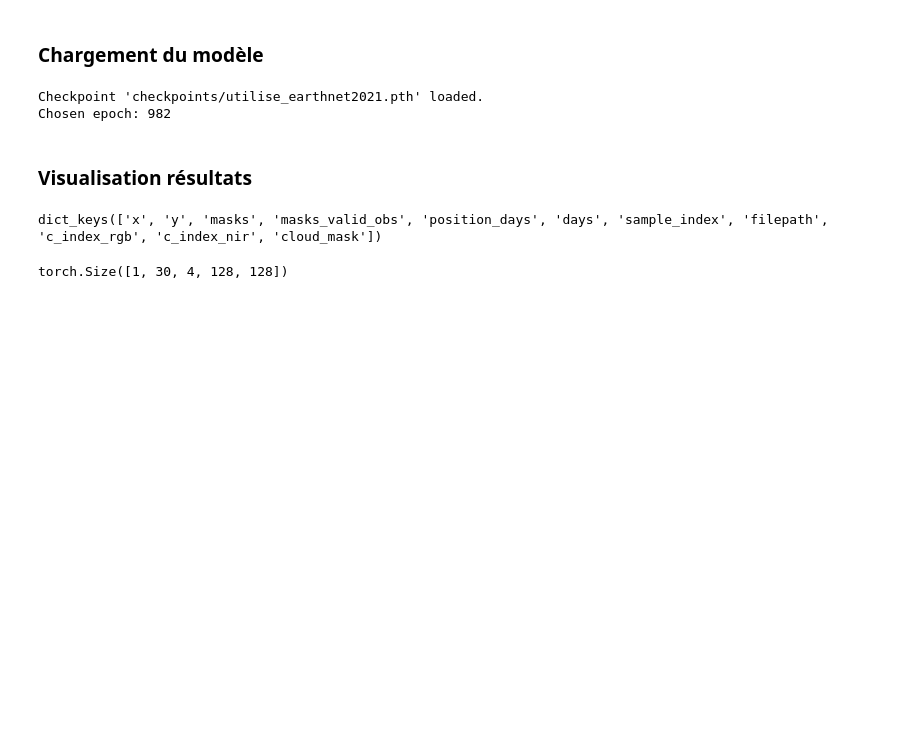
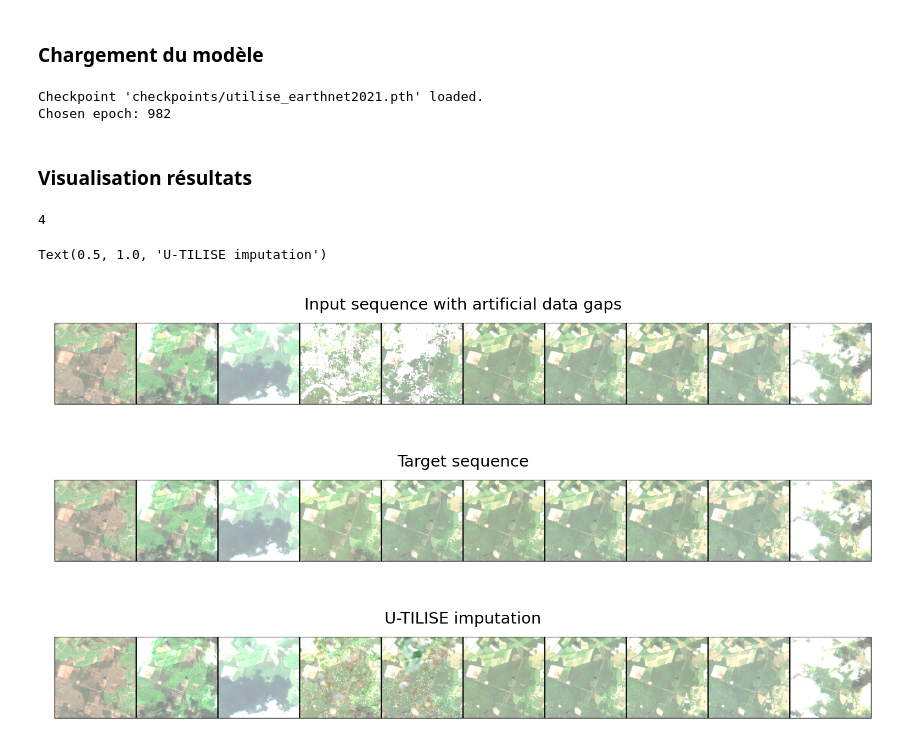
Before and after one commit to StephanePEILLET/U-TILISE, a Jupyter notebook: Inference.ipynb, the cells around one changed output. Cells and saved outputs as stored; diff of their text form; code cells hidden in the pictures; blank space fills up the shorter version.

```diff
--- a/Inference.ipynb
+++ b/Inference.ipynb
@@ -74,6 +70,9 @@ dataloader = torch.utils.data.DataLoader(
 # %%
-checkpoint = Path("checkpoints/utilise_earthnet2021.pth")
-utilise = Imputation(config_file, method='utilise', checkpoint=checkpoint)
+utilise = Imputation(
+    config_file,
+    method="utilise",
+    checkpoint=checkpoint,
+)
 # %% [output]
 Checkpoint 'checkpoints/utilise_earthnet2021.pth' loaded.
 Chosen epoch: 982
@@ -81,28 +80,26 @@ Chosen epoch: 982
 ### Visualisation résultats
 # %%
 # Get a data sample
-batch = get_sample(dataloader, sample_index=269)
+batch = get_sample(dataloader, sample_index=6)
 
-# # Use U-TILISE to impute the satellite image time series
-# _, y_pred = utilise.impute_sample(batch)
+# Use U-TILISE to impute the satellite image time series
+_, y_pred = utilise.impute_sample(batch)
 
-# # Let's visualize the sequences
-# brightness_factor = 5
-# indices_rgb = batch['c_index_rgb'][0]
+# Let's visualize the sequences
+brightness_factor = 5
+indices_rgb = batch['c_index_rgb'][0]
 
-# fig = visutils.sequence2gallery(batch['x'][0], indices_rgb=indices_rgb, brightness_factor=brightness_factor)
-# plt.title('Input sequence with artificial data gaps', fontsize=7)
+fig = visutils.sequence2gallery(batch['x'][0], indices_rgb=indices_rgb, brightness_factor=brightness_factor)
+plt.title('Input sequence with artificial data gaps', fontsize=7)
 
-# fig = visutils.sequence2gallery(batch['y'][0], indices_rgb=indices_rgb, brightness_factor=brightness_factor)
-# plt.title('Target sequence', fontsize=7)
+fig = visutils.sequence2gallery(batch['y'][0], indices_rgb=indices_rgb, brightness_factor=brightness_factor)
+plt.title('Target sequence', fontsize=7)
 
-# fig = visutils.sequence2gallery(y_pred[0], indices_rgb=indices_rgb, brightness_factor=brightness_factor)
-# plt.title('U-TILISE imputation', fontsize=7)
+fig = visutils.sequence2gallery(y_pred[0], indices_rgb=indices_rgb, brightness_factor=brightness_factor)
+plt.title('U-TILISE imputation', fontsize=7)
+# %% [output]
+4
+Text(0.5, 1.0, 'U-TILISE imputation')
+[figure, added]
+[figure, added]
+[figure, added]
-# %%
-batch.keys()
-# %% [output]
-dict_keys(['x', 'y', 'masks', 'masks_valid_obs', 'position_days', 'days', 'sample_index', 'filepath', 'c_index_rgb', 'c_index_nir', 'cloud_mask'])
-# %%
-batch["y"].shape
-# %% [output]
-torch.Size([1, 30, 4, 128, 128])
```
Also changed, not shown: parts of 5 cells of this notebook, 19 other files.
